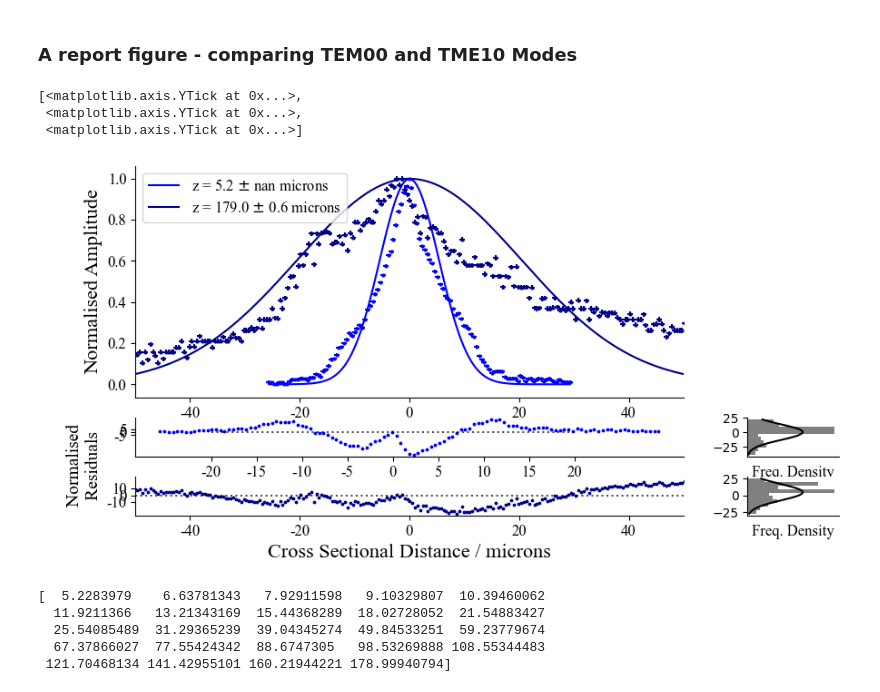
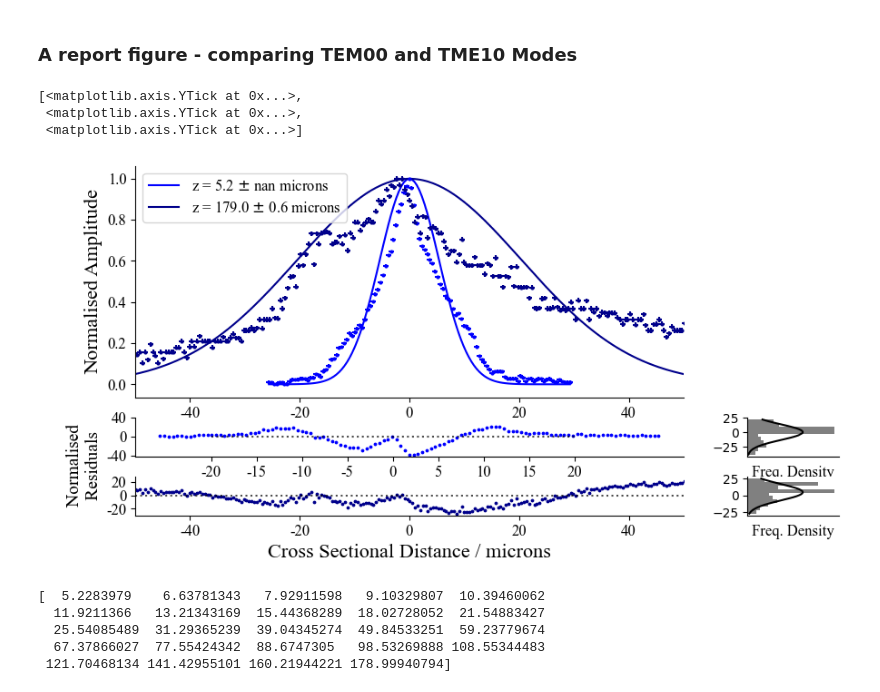
Before and after one commit to akay8/Level4Project, a Jupyter notebook: Fibre_2_30_11.ipynb, the cells around one changed output. Saved outputs shown, nothing was run; the diff lists cells and outputs as text; code cells hidden in the pictures.

Commit message:
graph adjustments

```diff
--- a/Fibre_2_30_11.ipynb
+++ b/Fibre_2_30_11.ipynb
@@ -403,36 +403,36 @@ ax2.scatter(all_distances[ind] - params_[ind,1], first_res, s = 3, color = 'blue
 ax3.scatter(all_distances[ind2] - params_[ind2,1], last_res, s = 3, color = 'darkblue')
 ax2.errorbar([-20,20], [0,0], color = 'black', alpha = 0.7, linestyle = 'dotted')
 ax3.errorbar([-50,50], [0,0], color = 'black', alpha = 0.7, linestyle = 'dotted')
 ax3.set_ylabel('\n               Normalised \n               Residuals ', font = 'Times New Roman', fontsize = 14)
 
 # Histograms
 first_mean, first_stderr, first_sorted_res, first_dist = histogram_plot(first_res)
 ax5.plot(first_dist, first_sorted_res, color = 'black')
 ax5.hist(first_sorted_res, density = True, orientation = 'horizontal', color = 'grey')
 last_mean, last_stderr, last_sorted_res, last_dist = histogram_plot(last_res)
 ax6.plot(last_dist, last_sorted_res, color = 'black')
 ax6.hist(last_sorted_res, density = True, orientation = 'horizontal', color = 'grey')
 ax5.set_xlabel('Freq. Density', font = 'Times New Roman', fontsize = 12)
 ax6.set_xlabel('Freq. Density', font = 'Times New Roman', fontsize = 12)
 
 
 #Get Rid of Ticks
 ax5.set_xticks(ticks = [], labels = [], fontfamily = 'Times New Roman', fontsize = 10)
 ax6.set_xticks(ticks = [], labels = [], fontfamily = 'Times New Roman', fontsize = 10)
 
 # Make visible ticks times new roman
 ax1.set_xticks(ticks = [-40,-20,0,20,40], labels = [-40,-20,0,20,40], fontfamily = 'Times New Roman', fontsize = 12)
 ax3.set_xticks(ticks = [-40,-20,0,20,40], labels = [-40,-20,0,20,40], fontfamily = 'Times New Roman', fontsize = 12)
 ax2.set_xticks(ticks = np.arange(-20,24,5), labels = np.arange(-20,24,5), fontfamily = 'Times New Roman', fontsize = 12)
 
 ax1.set_yticks(ticks = np.arange(0,1.2,0.2), labels = np.round_(np.arange(0,1.1,0.2), decimals = 1), fontfamily = 'Times New Roman', fontsize = 12)
-ax2.set_yticks(ticks = np.arange(-5,6,5), labels = np.round_(np.arange(-5,6,5), decimals = 1), fontfamily = 'Times New Roman', fontsize = 12)
-ax3.set_yticks(ticks = np.arange(-10,11,10), labels = np.round_(np.arange(-10,11,10), decimals = 1), fontfamily = 'Times New Roman', fontsize = 12)
+ax2.set_yticks(ticks = np.arange(-40,41,40), labels = np.round_(np.arange(-40,41,40), decimals = 1), fontfamily = 'Times New Roman', fontsize = 12)
+ax3.set_yticks(ticks = np.arange(-20,21,20), labels = np.round_(np.arange(-20,21,20), decimals = 1), fontfamily = 'Times New Roman', fontsize = 12)
 # %% [output]
 [<matplotlib.axis.YTick at 0x...>,
  <matplotlib.axis.YTick at 0x...>,
  <matplotlib.axis.YTick at 0x...>]
-[figure, old version]
+[figure, new version]
 # %%
 print(zs_0)
 # %% [output]
```
